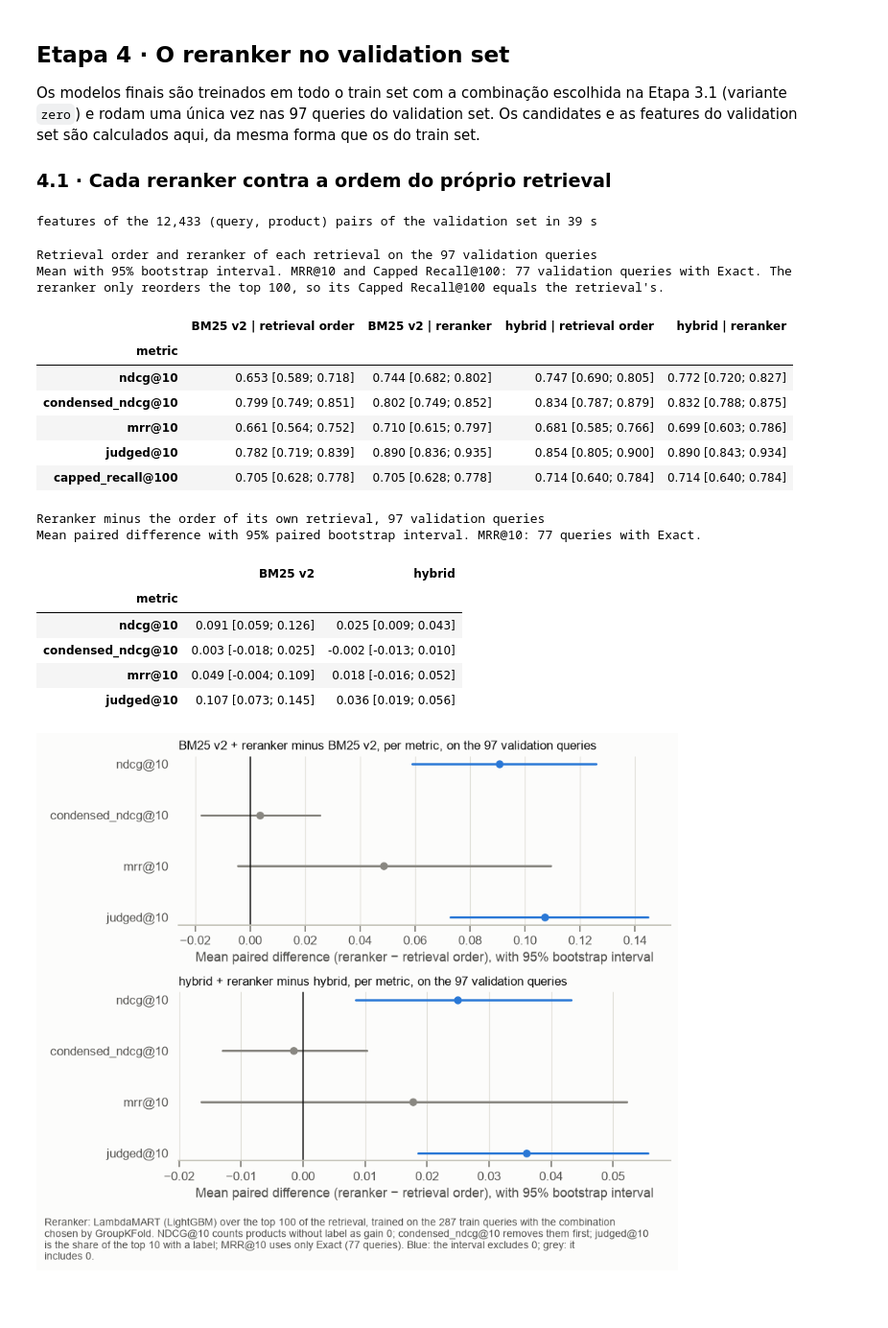
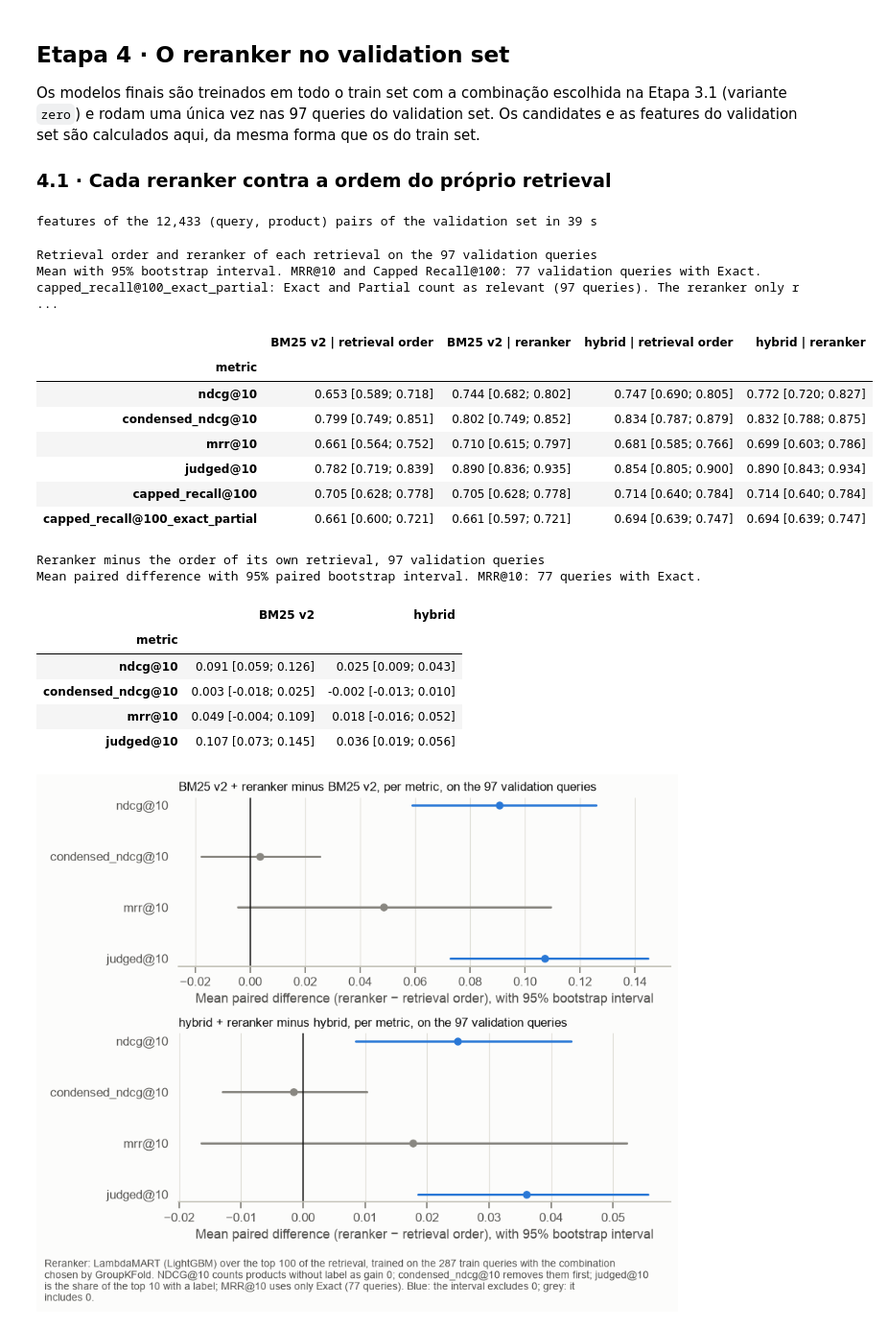
Before and after one commit to lubepe/ml_challenge, a Jupyter notebook: notebooks/04_reranker.ipynb, the cells around one changed output. Shown at 96% size. Drawn from its saved outputs; the diff is of its cells as text; code cells hidden in the pictures; blank space fills up the shorter version.

```diff
--- a/notebooks/04_reranker.ipynb
+++ b/notebooks/04_reranker.ipynb
@@ -686,35 +687,37 @@ validation_per_query, final_models = {}, {}
 for name in SYSTEMS:
     validation_per_query[(name, "retrieval order")] = metrics.evaluate_run(
         validation_runs[name], labels_by_query, metrics.SENSITIVITY_NDCG_CUTOFFS)
     validation_per_query[(name, "reranker")], final_models[name] = validation_metrics(name, SYSTEM_FEATURES[name])
 
-SUMMARY_METRICS = METRICS + ["capped_recall@100"]
+SUMMARY_METRICS = METRICS + ["capped_recall@100", "capped_recall@100_exact_partial"]
 validation_summary = pd.DataFrame({
     f"{name} | {variant}": evaluate.summary_table(validation_per_query[(name, variant)][SUMMARY_METRICS]).apply(
         lambda row: evaluate.format_ci(row["mean"], row["ci_low"], row["ci_high"]), axis=1)
     for name in SYSTEMS for variant in ("retrieval order", "reranker")
 }).rename_axis("metric")
 display(plots.table(validation_summary, "Retrieval order and reranker of each retrieval on the 97 validation queries",
                     note="Mean with 95% bootstrap interval. MRR@10 and Capped Recall@100: 77 validation queries with Exact. "
+                         "capped_recall@100_exact_partial: Exact and Partial count as relevant (97 queries). "
                          "The reranker only reorders the top 100, so its Capped Recall@100 equals the retrieval's."))
 
 reranker_gain = {name: evaluate.compare_systems(validation_per_query[(name, "reranker")][METRICS],
                                                 validation_per_query[(name, "retrieval order")][METRICS], METRICS,
                                                 name_a="reranker", name_b="retrieval order") for name in SYSTEMS}
 plots.table(pd.DataFrame({name: comparison["difference_ci"] for name, comparison in reranker_gain.items()}).rename_axis("metric"),
             "Reranker minus the order of its own retrieval, 97 validation queries",
             note="Mean paired difference with 95% paired bootstrap interval. MRR@10: 77 queries with Exact.")
 # %% [output]
 features of the 12,433 (query, product) pairs of the validation set in 39 s
 Retrieval order and reranker of each retrieval on the 97 validation queries
-Mean with 95% bootstrap interval. MRR@10 and Capped Recall@100: 77 validation queries with Exact. The reranker only reorders the top 100, so its Capped Recall@100 equals the retrieval's.
+Mean with 95% bootstrap interval. MRR@10 and Capped Recall@100: 77 validation queries with Exact. capped_recall@100_exact_partial: Exact and Partial count as relevant (97 queries). The reranker only r ...
 |  | BM25 v2 | retrieval order | BM25 v2 | reranker | hybrid | retrieval order | hybrid | reranker |
 | metric |  |  |  |  |
 | ndcg@10 | 0.653 [0.589; 0.718] | 0.744 [0.682; 0.802] | 0.747 [0.690; 0.805] | 0.772 [0.720; 0.827] |
 | condensed_ndcg@10 | 0.799 [0.749; 0.851] | 0.802 [0.749; 0.852] | 0.834 [0.787; 0.879] | 0.832 [0.788; 0.875] |
 | mrr@10 | 0.661 [0.564; 0.752] | 0.710 [0.615; 0.797] | 0.681 [0.585; 0.766] | 0.699 [0.603; 0.786] |
 | judged@10 | 0.782 [0.719; 0.839] | 0.890 [0.836; 0.935] | 0.854 [0.805; 0.900] | 0.890 [0.843; 0.934] |
 | capped_recall@100 | 0.705 [0.628; 0.778] | 0.705 [0.628; 0.778] | 0.714 [0.640; 0.784] | 0.714 [0.640; 0.784] |
+| capped_recall@100_exact_partial | 0.661 [0.600; 0.721] | 0.661 [0.597; 0.721] | 0.694 [0.639; 0.747] | 0.694 [0.639; 0.747] |
 Reranker minus the order of its own retrieval, 97 validation queries
 Mean paired difference with 95% paired bootstrap interval. MRR@10: 77 queries with Exact.
 |  | BM25 v2 | hybrid |
```
Also changed, not shown: parts of 10 cells of this notebook, 2 other files.
